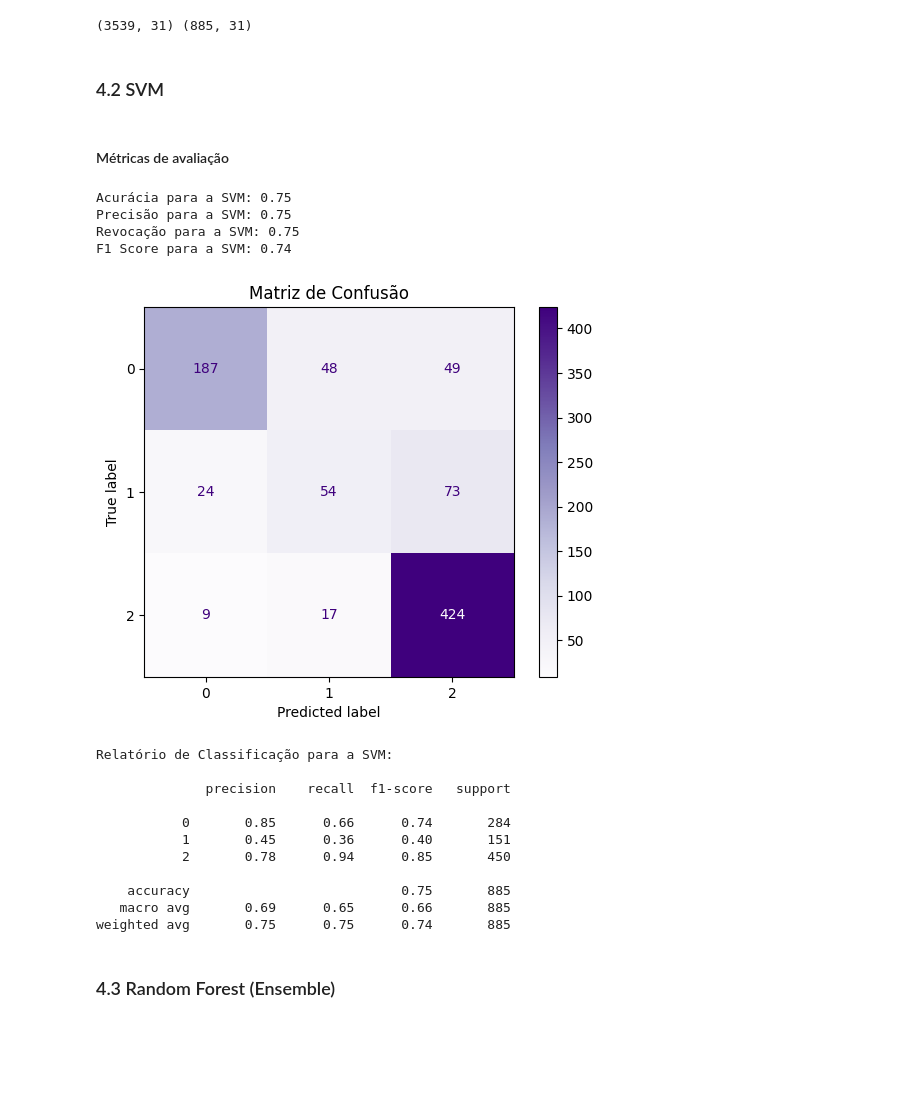
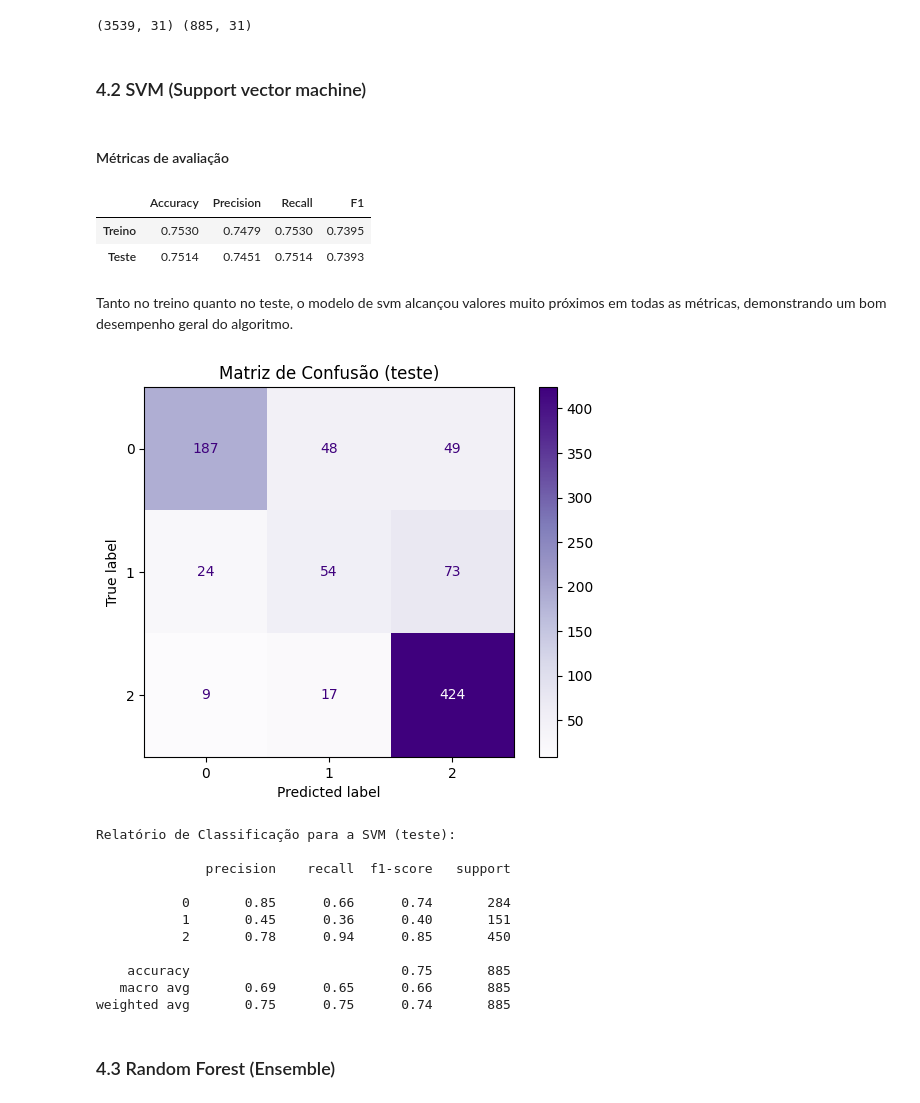
Before and after one commit to PurpleLobster31/ada-machinelearning2, a Jupyter notebook: notebooks/project.ipynb, the cells around one changed output. Drawn from its saved outputs; the diff is of its cells as text; code cells hidden in the pictures; blank space fills up the shorter version.

```diff
--- a/notebooks/project.ipynb
+++ b/notebooks/project.ipynb
@@ -387,7 +392,7 @@ print(X_train_preparado.shape, X_test_preparado.shape)
 # %% [output]
 (3539, 31) (885, 31)
 # %% [markdown]
-### 4.2 SVM
+### 4.2 SVM (Support vector machine)
 # %%
 svm_parametros_grid = {
     'C': [0.1, 1, 10],
@@ -404,39 +409,53 @@ svm_model = SVC(C=svm_params['C'], kernel=svm_params['kernel'])
 
 svm_model.fit(X_train_preparado, y_train)
 
-svm_predictions = svm_model.predict(X_test_preparado)
+svm_train_predictions = svm_model.predict(X_train_preparado)
+svm_test_predictions = svm_model.predict(X_test_preparado)
 # %% [markdown]
 #### Métricas de avaliação
-# %%
-svm_test_accuracy  = accuracy_score(y_test, svm_predictions)
-svm_precision = precision_score(y_test, svm_predictions, average='weighted')
-svm_recall = recall_score(y_test, svm_predictions, average='weighted')
-svm_f1 = f1_score(y_test, svm_predictions, average='weighted')
-
-print(f"Acurácia para a SVM: {svm_test_accuracy:.2f}")
-print(f"Precisão para a SVM: {svm_precision:.2f}")
-print(f"Revocação para a SVM: {svm_recall:.2f}")
-print(f"F1 Score para a SVM: {svm_f1:.2f}")
-# %% [output]
-Acurácia para a SVM: 0.75
-Precisão para a SVM: 0.75
-Revocação para a SVM: 0.75
-F1 Score para a SVM: 0.74
+# %%
+# Métricas do treino
+svm_train_accuracy = accuracy_score(y_train, svm_train_predictions)
+svm_train_precision = precision_score(y_train, svm_train_predictions, average='weighted')
+svm_train_recall = recall_score(y_train, svm_train_predictions, average='weighted')
+svm_train_f1 = f1_score(y_train, svm_train_predictions, average='weighted')
+
+# Métricas do teste
+svm_test_accuracy = accuracy_score(y_test, svm_test_predictions)
+svm_test_precision = precision_score(y_test, svm_test_predictions, average='weighted')
+svm_test_recall = recall_score(y_test, svm_test_predictions, average='weighted')
+svm_test_f1 = f1_score(y_test, svm_test_predictions, average='weighted')
+
+# Criando um DataFrame para comparar as métricas de treino e teste
+metrics_svm_comp = pd.DataFrame({
+    'Accuracy': [round(svm_train_accuracy, 4), round(svm_test_accuracy, 4)],
+    'Precision': [round(svm_train_precision, 4), round(svm_test_precision, 4)],
+    'Recall': [round(svm_train_recall, 4), round(svm_test_recall, 4)],
+    'F1': [round(svm_train_f1, 4), round(svm_test_f1, 4)]
+}, index=['Treino', 'Teste'])
+
+metrics_svm_comp
+# %% [output]
+|  | Accuracy | Precision | Recall | F1 |
+| Treino | 0.7530 | 0.7479 | 0.7530 | 0.7395 |
+| Teste | 0.7514 | 0.7451 | 0.7514 | 0.7393 |
+# %% [markdown]
+Tanto no treino quanto no teste, o modelo de svm alcançou valores muito próximos em todas as métricas, demonstrando um bom desempenho geral do algoritmo.
 # %%
-svm_conf_matrix = confusion_matrix(y_test, svm_predictions)
+svm_conf_matrix = confusion_matrix(y_test, svm_test_predictions)
 
 matrix_conf = ConfusionMatrixDisplay(svm_conf_matrix)
 matrix_conf.plot(cmap='Purples')
 
-plt.title('Matriz de Confusão')
+plt.title('Matriz de Confusão (teste)')
 plt.show()
 # %% [output]
-[figure, old version]
+[figure, new version]
 # %%
-svm_classification_report = classification_report(y_test, svm_predictions)
-print(f'Relatório de Classificação para a SVM:\n\n{svm_classification_report}')
+svm_classification_report = classification_report(y_test, svm_test_predictions)
+print(f'Relatório de Classificação para a SVM (teste):\n\n{svm_classification_report}')
 # %% [output]
-Relatório de Classificação para a SVM:
+Relatório de Classificação para a SVM (teste):
 
               precision    recall  f1-score   support
 
```
Also changed, not shown: parts of 21 cells of this notebook.
